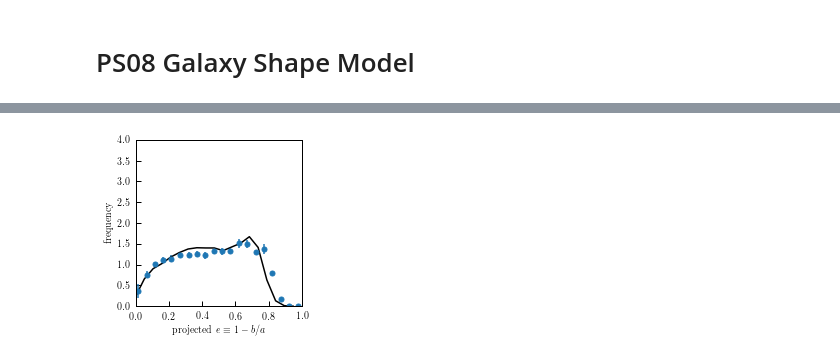
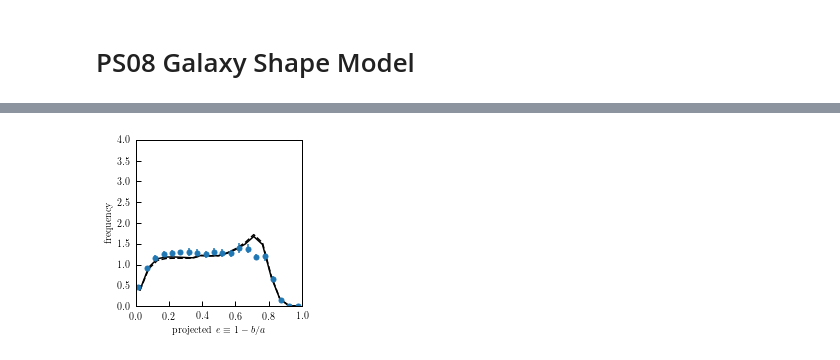
Before and after one commit to duncandc/galaxy_shapes, a Jupyter notebook: notebooks/PS08_shapes.ipynb, the cells around one changed output, grey strips where cells are left out. Cells and saved outputs as stored; diff of their text form; code cells hidden in the pictures.

```diff
--- a/notebooks/PS08_shapes.ipynb
+++ b/notebooks/PS08_shapes.ipynb
@@ -86,0 +155,26 @@ plt.show()
+# %%
+from galaxy_shapes.shape_models.shape_model_componenets import PS08Shapes
+spiral_model_all= PS08Shapes(morphology='spiral', sample='all')
+spiral_model_1  = PS08Shapes(morphology='spiral', sample='luminosity_sample_1')
+spiral_model_2  = PS08Shapes(morphology='spiral', sample='luminosity_sample_2')
+spiral_model_3  = PS08Shapes(morphology='spiral', sample='luminosity_sample_3')
+spiral_model_4  = PS08Shapes(morphology='spiral', sample='luminosity_sample_4')
+# %%
+from astro_utils.schechter_functions import MagSchechter
+from lss_observations.luminosity_functions import Blanton_2003_phi
+
+phi = Blanton_2003_phi()
+d = MagSchechter(phi.phi0, phi.x0, phi.alpha0)
+
+from galaxy_shapes.shape_models.shape_model_componenets import PS08DustExtinction
+extinction_model_all = PS08DustExtinction(gal_type='centrals', sample='all')
+extinction_model_1 = PS08DustExtinction(gal_type='centrals', sample='luminosity_sample_1')
+extinction_model_2 = PS08DustExtinction(gal_type='centrals', sample='luminosity_sample_2')
+extinction_model_3 = PS08DustExtinction(gal_type='centrals', sample='luminosity_sample_3')
+extinction_model_4 = PS08DustExtinction(gal_type='centrals', sample='luminosity_sample_4')
+# %%
+proj_b_to_a_all, m_all = obs_func(spiral_model_all, orientation_model, projected_shape_model, mag_lim=-17, morphology='spiral', extinction_model=extinction_model_all)
+proj_b_to_a_1, m_1 = obs_func(spiral_model_1, orientation_model, projected_shape_model, mag_lim=-17, morphology='spiral', extinction_model=extinction_model_1)
+proj_b_to_a_2, m_2 = obs_func(spiral_model_2, orientation_model, projected_shape_model, mag_lim=-19, morphology='spiral', extinction_model=extinction_model_2)
+proj_b_to_a_3, m_3 = obs_func(spiral_model_3, orientation_model, projected_shape_model, mag_lim=-20, morphology='spiral', extinction_model=extinction_model_3)
+proj_b_to_a_4, m_4 = obs_func(spiral_model_4, orientation_model, projected_shape_model, mag_lim=-21, morphology='spiral', extinction_model=extinction_model_4)
@@ -87,25 +220,26 @@ plt.show()
 # %%
 # load PS08 data
 from astropy.table import Table
 
 # open elliptical data
-t = Table.read('../data/PS08/figure_8a.dat', format='ascii')
-x1 = 1-t['b/a']
-y1 = t['normalized_frequency']
-err1 = np.fabs(t['error_+'] - t['error_-'])/2.0
+t = Table.read('../data/PS08/figure_7.dat', format='ascii')
+x = 1-t['b/a']
+y = t['normalized_frequency']
+err = np.fabs(t['error_+'] - t['error_-'])/2.0
 
 # 2D shape distribution
 fig = plt.figure(figsize=(3.3,3.3))
 
 # main panel
 rect = 0.2, 0.2, 0.7, 0.7  # left, bottom, width, height
 ax = fig.add_axes(rect)
-l1, = ax.plot(bins[:-1], counts_1, color='black')
-p1 = ax.errorbar(x1, y1, yerr=err1, fmt='o', ms=5)
+l1, = ax.plot(bin_centers, counts_all, color='black')
+l1, = ax.plot(bin_centers, counts_allall, '--', color='black')
+p1 = ax.errorbar(x, y, yerr=err, fmt='o', ms=5)
 ax.set_xlim([0,1])
 ax.set_ylim([0,4])
 ax.set_xlabel(r'${\rm projected}~e \equiv 1 - b/a$')
 ax.set_ylabel('frequency')
 plt.show()
 # %% [output]
-[figure, old version]
+[figure, new version]
```
Also changed, not shown: parts of 12 cells of this notebook.
